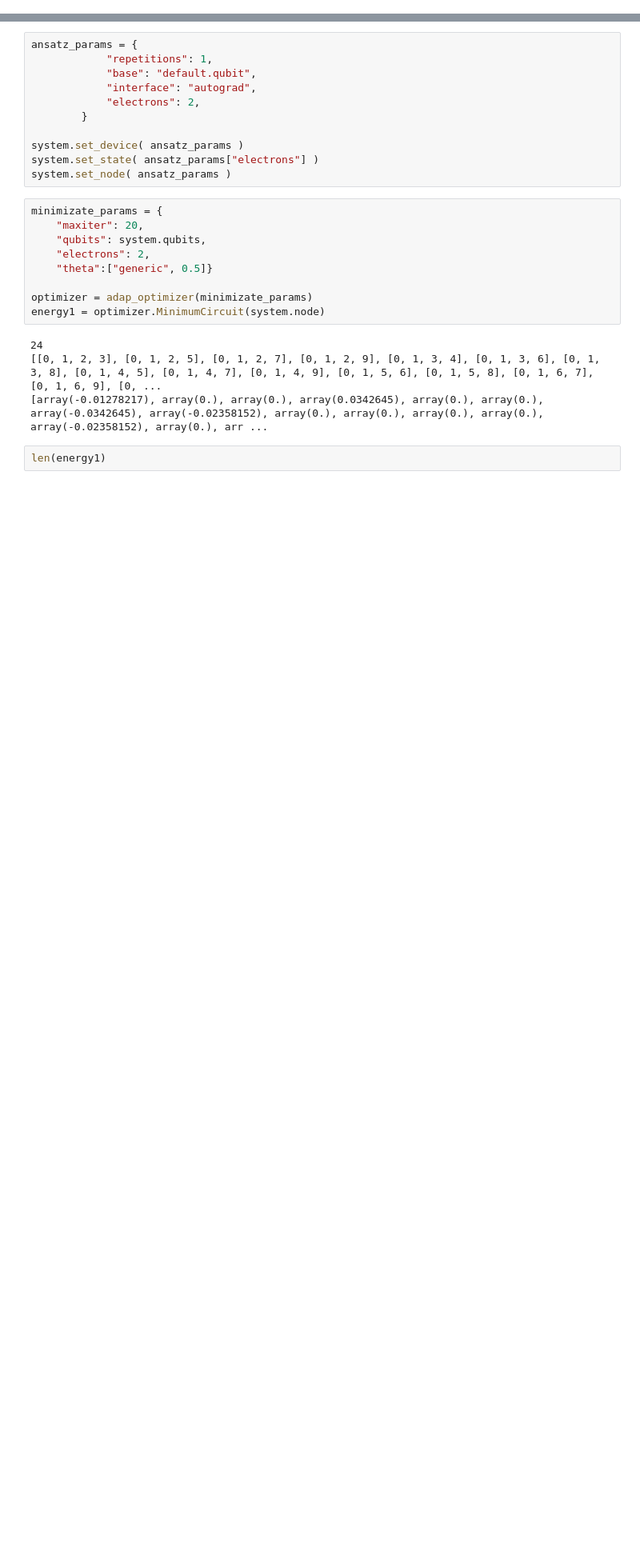
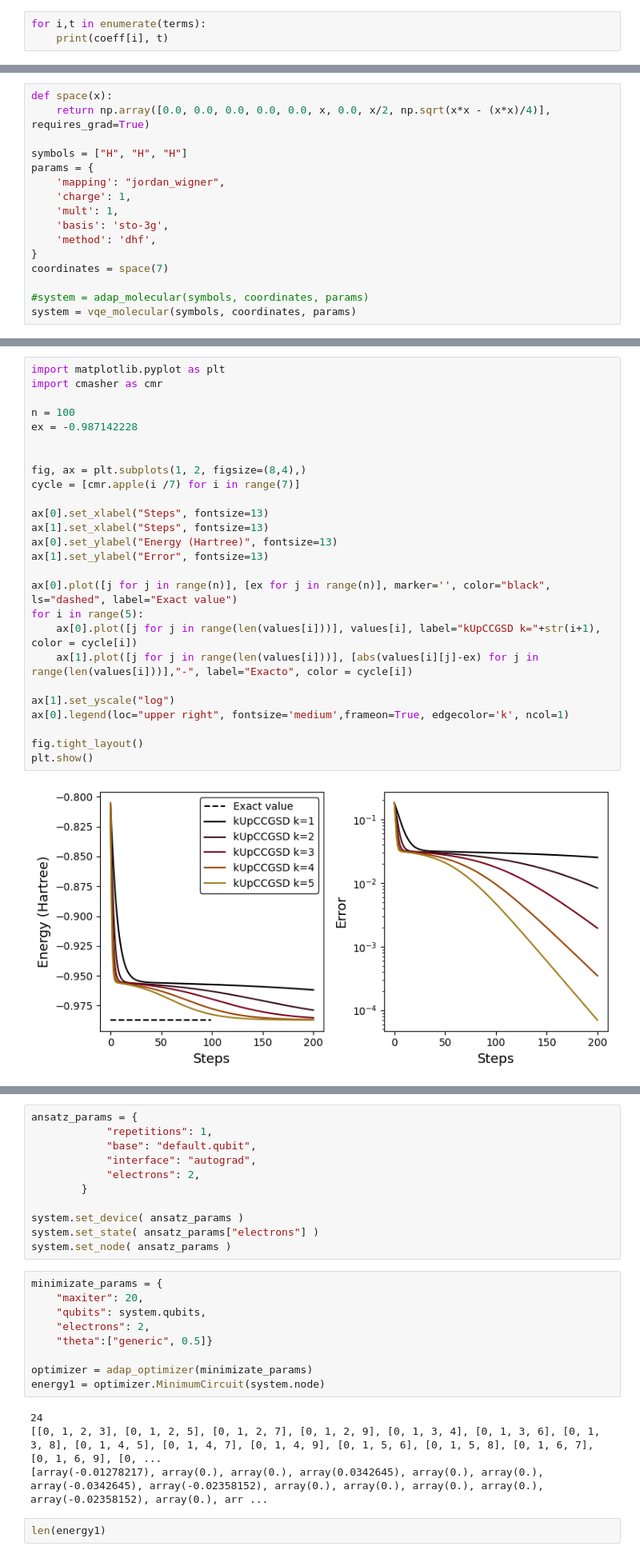
Before and after one commit to javinoram/VqePy, a Jupyter notebook: demos/Pruebas.ipynb, the cells around one changed output, grey strips where cells are left out. Shown at 80% size. Drawn from its saved outputs; the diff is of its cells as text; blank space fills up the shorter version.

```diff
--- a/demos/Pruebas.ipynb
+++ b/demos/Pruebas.ipynb
@@ -23,0 +353,3 @@ def molecular_energies(symbols, coordinates, basis_set, charge=0):
+# %%
+for i,t in enumerate(terms):
+    print(coeff[i], t)
@@ -23,0 +414,16 @@ def molecular_energies(symbols, coordinates, basis_set, charge=0):
+# %%
+def space(x):
+    return np.array([0.0, 0.0, 0.0, 0.0, 0.0, x, 0.0, x/2, np.sqrt(x*x - (x*x)/4)], requires_grad=True)
+
+symbols = ["H", "H", "H"]
+params = {
+    'mapping': "jordan_wigner",
+    'charge': 1,
+    'mult': 1,
+    'basis': 'sto-3g',
+    'method': 'dhf',
+}
+coordinates = space(7)
+
+#system = adap_molecular(symbols, coordinates, params)
+system = vqe_molecular(symbols, coordinates, params)
@@ -23,0 +550,28 @@ def molecular_energies(symbols, coordinates, basis_set, charge=0):
+# %%
+import matplotlib.pyplot as plt
+import cmasher as cmr
+
+n = 100
+ex = -0.987142228
+
+
+fig, ax = plt.subplots(1, 2, figsize=(8,4),)
+cycle = [cmr.apple(i /7) for i in range(7)]
+
+ax[0].set_xlabel("Steps", fontsize=13)
+ax[1].set_xlabel("Steps", fontsize=13)
+ax[0].set_ylabel("Energy (Hartree)", fontsize=13)
+ax[1].set_ylabel("Error", fontsize=13)
+
+ax[0].plot([j for j in range(n)], [ex for j in range(n)], marker='', color="black", ls="dashed", label="Exact value")
+for i in range(5):
+    ax[0].plot([j for j in range(len(values[i]))], values[i], label="kUpCCGSD k="+str(i+1), color = cycle[i])
+    ax[1].plot([j for j in range(len(values[i]))], [abs(values[i][j]-ex) for j in range(len(values[i]))],"-", label="Exacto", color = cycle[i])
+
+ax[1].set_yscale("log")
+ax[0].legend(loc="upper right", fontsize='medium',frameon=True, edgecolor='k', ncol=1)
+
+fig.tight_layout()
+plt.show()
+# %% [output]
+[figure, added]
```
Also changed, not shown: parts of 32 cells of this notebook, 36 other files.
